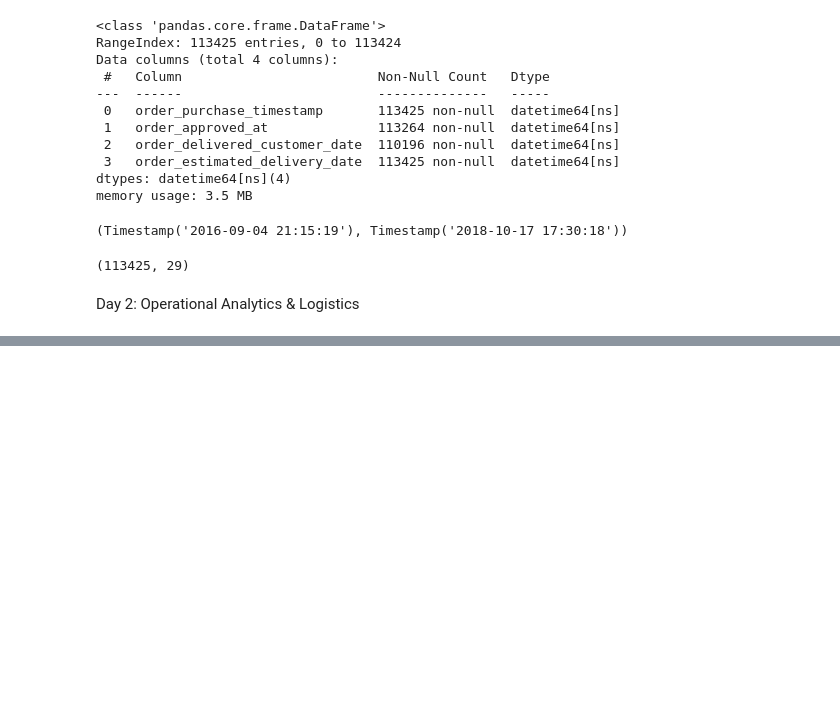
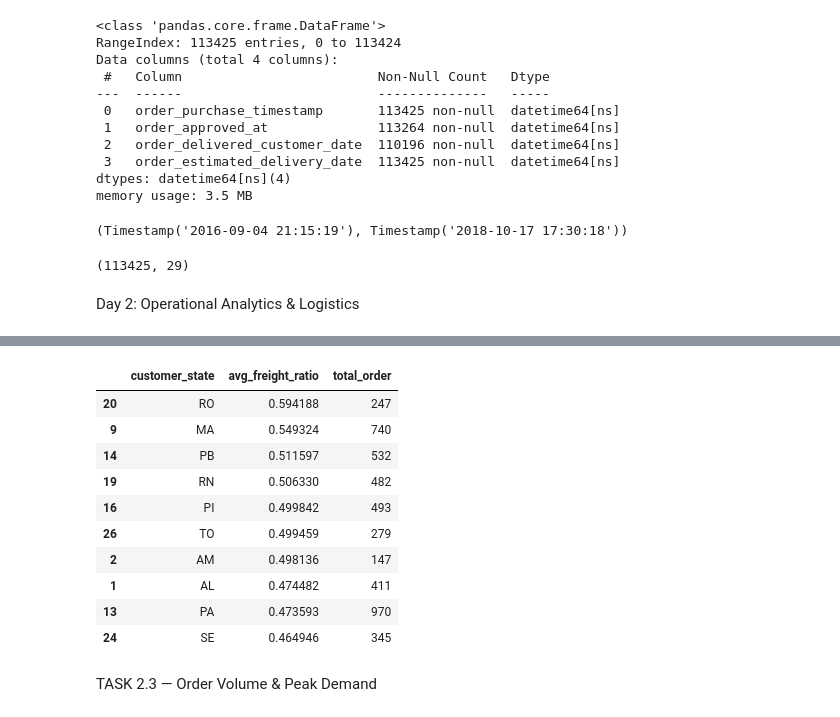
Before and after one commit to abhishek-shukla7/Brazilian-E-Commerce-by-Olist-analysis, a Jupyter notebook: Brazilian.ipynb, the cells around one changed output, grey strips where cells are left out. Drawn from its saved outputs; the diff is of its cells as text; code cells hidden in the pictures; blank space fills up the shorter version.

Commit message:
day 2 task full completed

```diff
--- a/Brazilian.ipynb
+++ b/Brazilian.ipynb
@@ -397,0 +486,15 @@ Day 2: Operational Analytics & Logistics
+# %%
+state_freight_clean=state_freight[state_freight["total_order"]>=100]
+state_freight_clean.head(10)
+# %% [output]
+|  | customer_state | avg_freight_ratio | total_order |
+| 20 | RO | 0.594188 | 247 |
+| 9 | MA | 0.549324 | 740 |
+| 14 | PB | 0.511597 | 532 |
+| 19 | RN | 0.506330 | 482 |
+| 16 | PI | 0.499842 | 493 |
+| 26 | TO | 0.499459 | 279 |
+| 2 | AM | 0.498136 | 147 |
+| 1 | AL | 0.474482 | 411 |
+| 13 | PA | 0.473593 | 970 |
+| 24 | SE | 0.464946 | 345 |
@@ -397,0 +507,2 @@ Day 2: Operational Analytics & Logistics
+# %% [markdown]
+TASK 2.3 — Order Volume & Peak Demand
```
Also changed, not shown: parts of 22 cells of this notebook.
